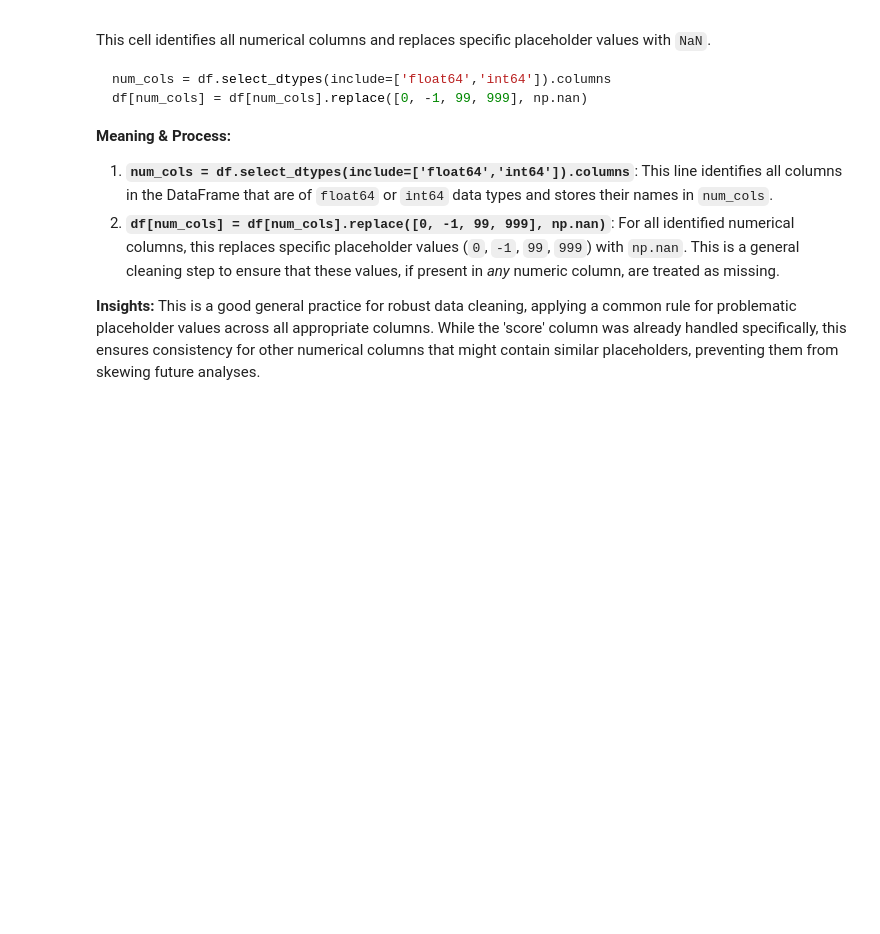
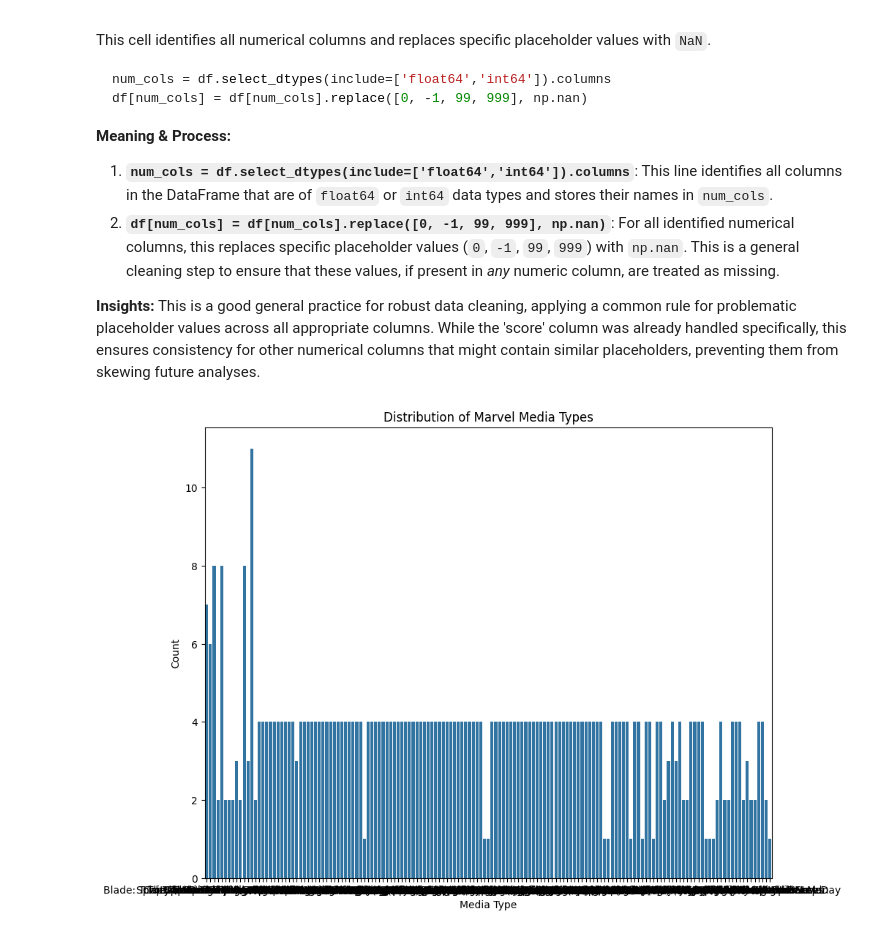
Before and after one commit to CreatorDave/201lab05a, a Jupyter notebook: Lab4.ipynb, the cells around one changed output. Drawn from its saved outputs; the diff is of its cells as text; code cells hidden in the pictures; blank space fills up the shorter version.

```diff
--- a/Lab4.ipynb
+++ b/Lab4.ipynb
@@ -891,3 +891,21 @@ df[num_cols] = df[num_cols].replace([0, -1, 99, 999], np.nan)
 2.  **`df[num_cols] = df[num_cols].replace([0, -1, 99, 999], np.nan)`**: For all identified numerical columns, this replaces specific placeholder values (`0`, `-1`, `99`, `999`) with `np.nan`. This is a general cleaning step to ensure that these values, if present in *any* numeric column, are treated as missing.
 
 **Insights:** This is a good general practice for robust data cleaning, applying a common rule for problematic placeholder values across all appropriate columns. While the 'score' column was already handled specifically, this ensures consistency for other numerical columns that might contain similar placeholders, preventing them from skewing future analyses.
+# %%
+plt.figure(figsize=(10, 8))
+
+sns.countplot(
+    data=df,
+    x="title"
+)
+
+plt.title(
+    "Distribution of Marvel Media Types"
+)
+
+plt.xlabel("Media Type")
+plt.ylabel("Count")
+
+plt.show()
+# %% [output]
+[figure, added]
```
Also changed, not shown: parts of 8 cells of this notebook.
